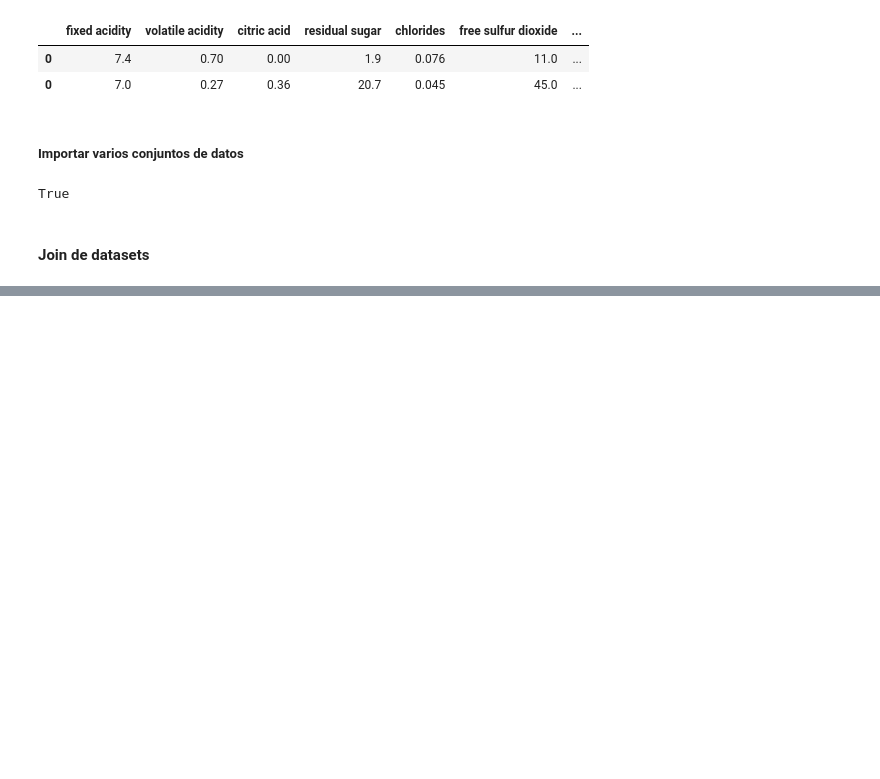
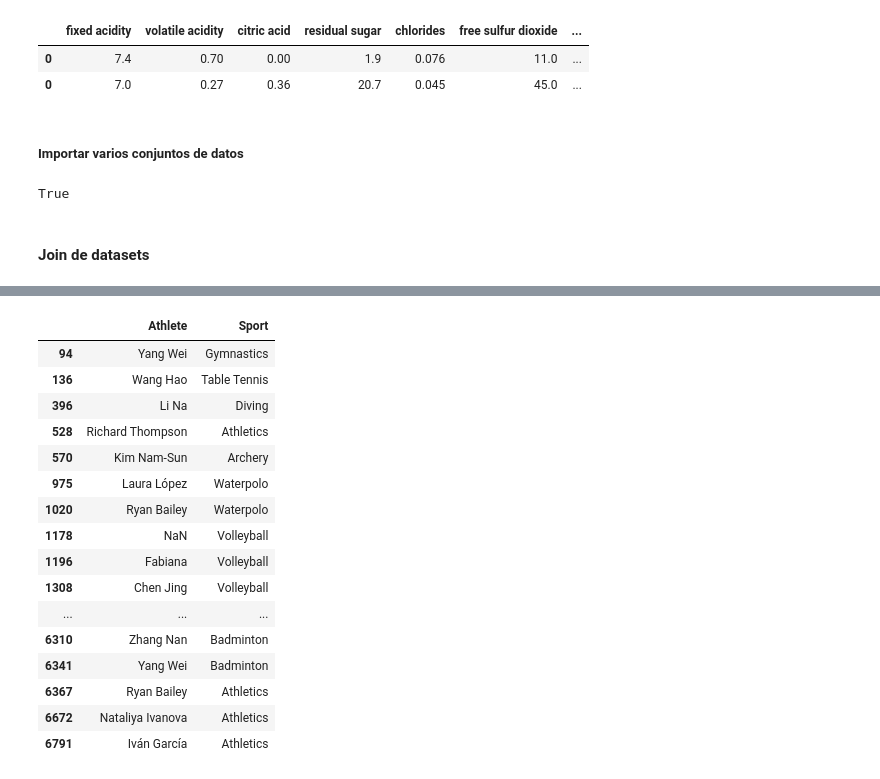
Before and after one commit to Kaiziferr/Data_Science_Workshops, a Jupyter notebook: Workshop_4/Manejo_data.ipynb, the cells around one changed output, grey strips where cells are left out. Drawn from its saved outputs; the diff is of its cells as text; code cells hidden in the pictures; blank space fills up the shorter version.

```diff
--- a/Workshop_4/Manejo_data.ipynb
+++ b/Workshop_4/Manejo_data.ipynb
@@ -518,0 +564,20 @@ True
+# %%
+data_sport[data_sport.Athlete.duplicated(keep=False)]
+# %% [output]
+|  | Athlete | Sport |
+| 94 | Yang Wei | Gymnastics |
+| 136 | Wang Hao | Table Tennis |
+| 396 | Li Na | Diving |
+| 528 | Richard Thompson | Athletics |
+| 570 | Kim Nam-Sun | Archery |
+| 975 | Laura López | Waterpolo |
+| 1020 | Ryan Bailey | Waterpolo |
+| 1178 | NaN | Volleyball |
+| 1196 | Fabiana | Volleyball |
+| 1308 | Chen Jing | Volleyball |
+| ... | ... | ... |
+| 6310 | Zhang Nan | Badminton |
+| 6341 | Yang Wei | Badminton |
+| 6367 | Ryan Bailey | Athletics |
+| 6672 | Nataliya Ivanova | Athletics |
+| 6791 | Iván García | Athletics |
```
Also changed, not shown: parts of 43 cells of this notebook.
